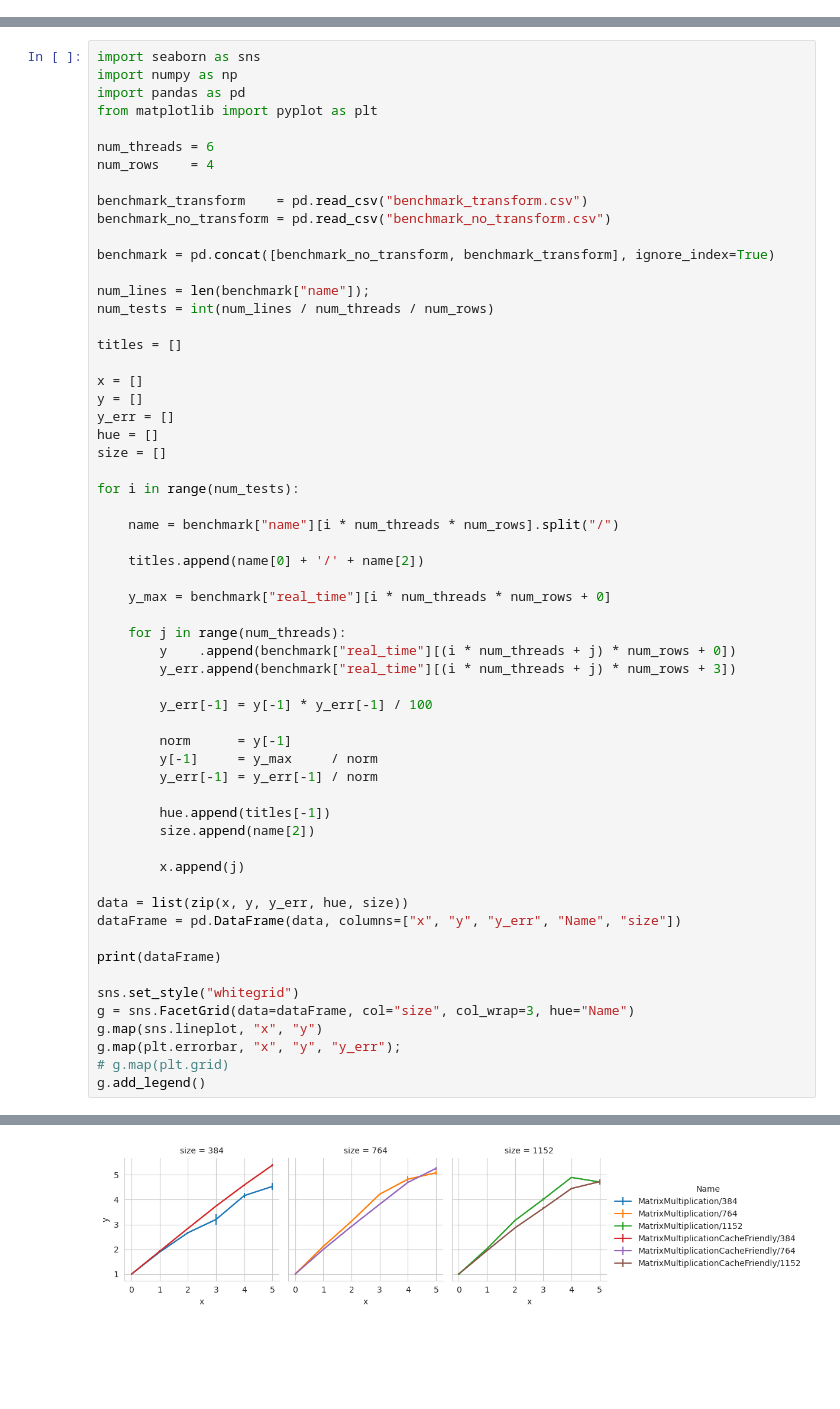
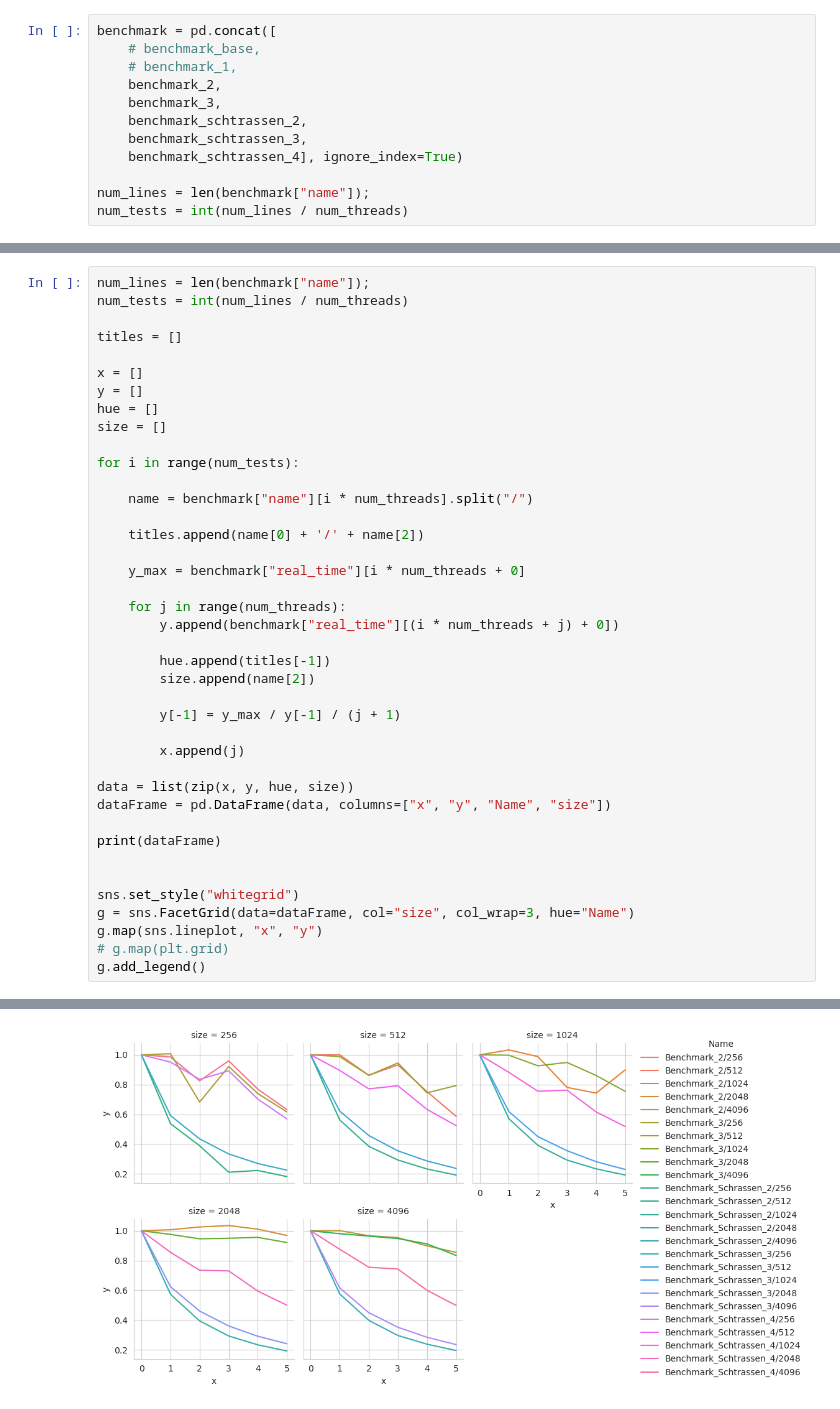
Before and after one commit to Panterrich/ParallelProgramming, a Jupyter notebook: tasks/task_matrix/script.ipynb, the cells around one changed output, grey strips where cells are left out. Cells and saved outputs as stored; diff of their text form; blank space fills up the shorter version.

```diff
--- a/tasks/task_matrix/script.ipynb
+++ b/tasks/task_matrix/script.ipynb
@@ -0,0 +16,12 @@
+# %%
+benchmark = pd.concat([
+    # benchmark_base,
+    # benchmark_1,
+    benchmark_2,
+    benchmark_3,
+    benchmark_schtrassen_2,
+    benchmark_schtrassen_3,
+    benchmark_schtrassen_4], ignore_index=True)
+
+num_lines = len(benchmark["name"]);
+num_tests = int(num_lines / num_threads)
@@ -1,60 +244,41 @@
 # %%
-import seaborn as sns
-import numpy as np
-import pandas as pd
-from matplotlib import pyplot as plt
-
-num_threads = 6
-num_rows    = 4
-
-benchmark_transform    = pd.read_csv("benchmark_transform.csv")
-benchmark_no_transform = pd.read_csv("benchmark_no_transform.csv")
-
-benchmark = pd.concat([benchmark_no_transform, benchmark_transform], ignore_index=True)
-
 num_lines = len(benchmark["name"]);
-num_tests = int(num_lines / num_threads / num_rows)
+num_tests = int(num_lines / num_threads)
 
 titles = []
 
 x = []
 y = []
-y_err = []
 hue = []
 size = []
 
 for i in range(num_tests):
 
-    name = benchmark["name"][i * num_threads * num_rows].split("/")
+    name = benchmark["name"][i * num_threads].split("/")
 
     titles.append(name[0] + '/' + name[2])
 
-    y_max = benchmark["real_time"][i * num_threads * num_rows + 0]
+    y_max = benchmark["real_time"][i * num_threads + 0]
 
     for j in range(num_threads):
-        y    .append(benchmark["real_time"][(i * num_threads + j) * num_rows + 0])
-        y_err.append(benchmark["real_time"][(i * num_threads + j) * num_rows + 3])
-
-        y_err[-1] = y[-1] * y_err[-1] / 100
-
-        norm      = y[-1]
-        y[-1]     = y_max     / norm
-        y_err[-1] = y_err[-1] / norm
+        y.append(benchmark["real_time"][(i * num_threads + j) + 0])
 
         hue.append(titles[-1])
         size.append(name[2])
 
+        y[-1] = y_max / y[-1] / (j + 1)
+
         x.append(j)
 
-data = list(zip(x, y, y_err, hue, size))
-dataFrame = pd.DataFrame(data, columns=["x", "y", "y_err", "Name", "size"])
+data = list(zip(x, y, hue, size))
+dataFrame = pd.DataFrame(data, columns=["x", "y", "Name", "size"])
 
 print(dataFrame)
+
 
 sns.set_style("whitegrid")
 g = sns.FacetGrid(data=dataFrame, col="size", col_wrap=3, hue="Name")
 g.map(sns.lineplot, "x", "y")
-g.map(plt.errorbar, "x", "y", "y_err");
 # g.map(plt.grid)
 g.add_legend()
 # %% [output]
@@ -78,2 +299,2 @@ g.add_legend()
 <seaborn.axisgrid.FacetGrid at 0x...>
-[figure, old version]
+[figure, new version]
```
Also changed, not shown: parts of 6 cells of this notebook, 20 other files.
